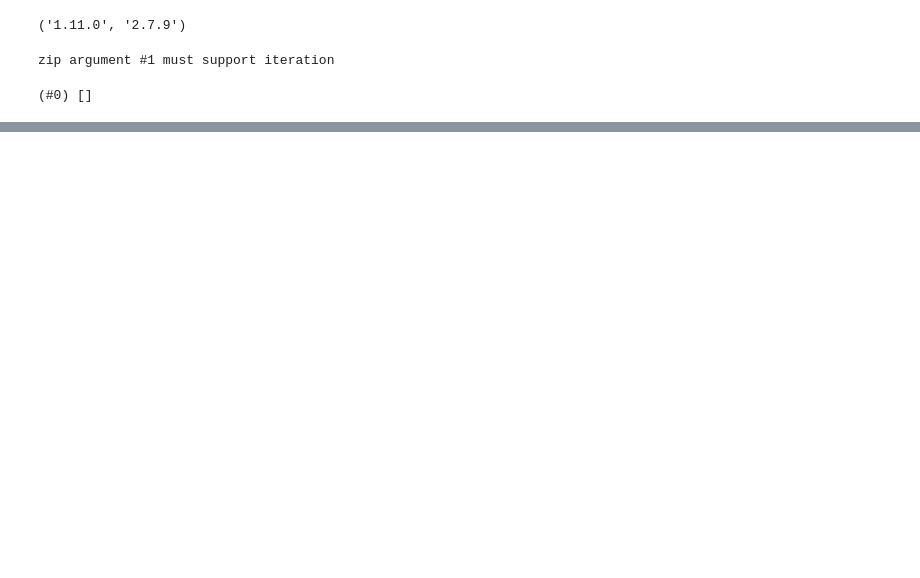
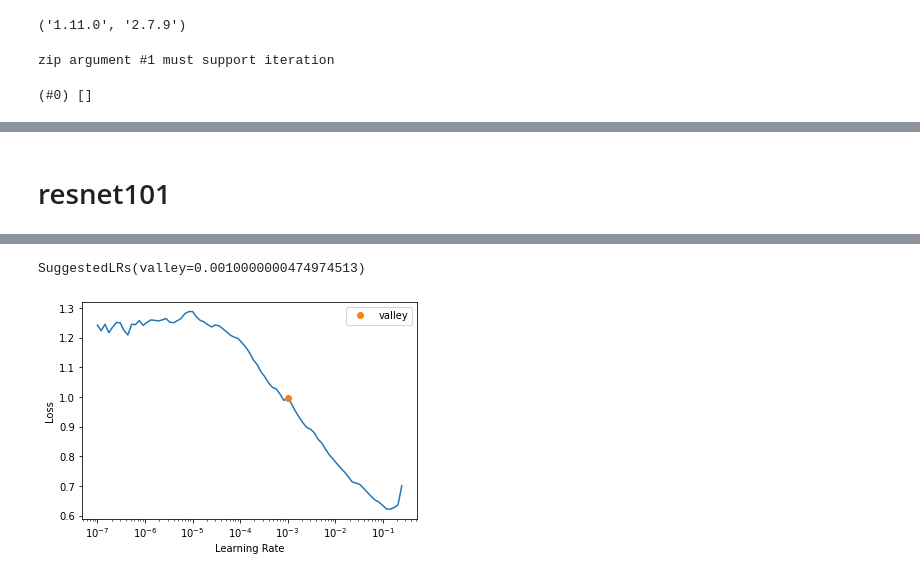
Before and after one commit to Xbeck/Pnevmoniya, a Jupyter notebook: pnevmoniya-tashxisi.ipynb, the cells around one changed output, grey strips where cells are left out. Cells and saved outputs as stored; diff of their text form; code cells hidden in the pictures; blank space fills up the shorter version.

```diff
--- a/pnevmoniya-tashxisi.ipynb
+++ b/pnevmoniya-tashxisi.ipynb
@@ -70,4 +97,9 @@ learn.fine_tune(4)
+# %% [markdown]
+# resnet101
 # %%
-# # o'qitish(training)
-# learn = vision_learner(dls, resnet101, metrics=accuracy)
-# learn.fine_tune(6)
+# model resnet101 ni o'qitishga tayyorgarlik
+learn_101 = vision_learner(dls, resnet101, metrics=accuracy)   #  fine_tune= 6 - , accuracy 0.993289 >> 0.
+
+# train tezligini aniqlash: resnet101  -- modeli uchun
+learn_101.lr_find()
+# %% [output]
@@ -73,0 +107,2 @@ learn.fine_tune(4)
+SuggestedLRs(valley=0.0010000000474974513)
+[figure, added]
```
Also changed, not shown: parts of 22 cells of this notebook, 1 other file.
